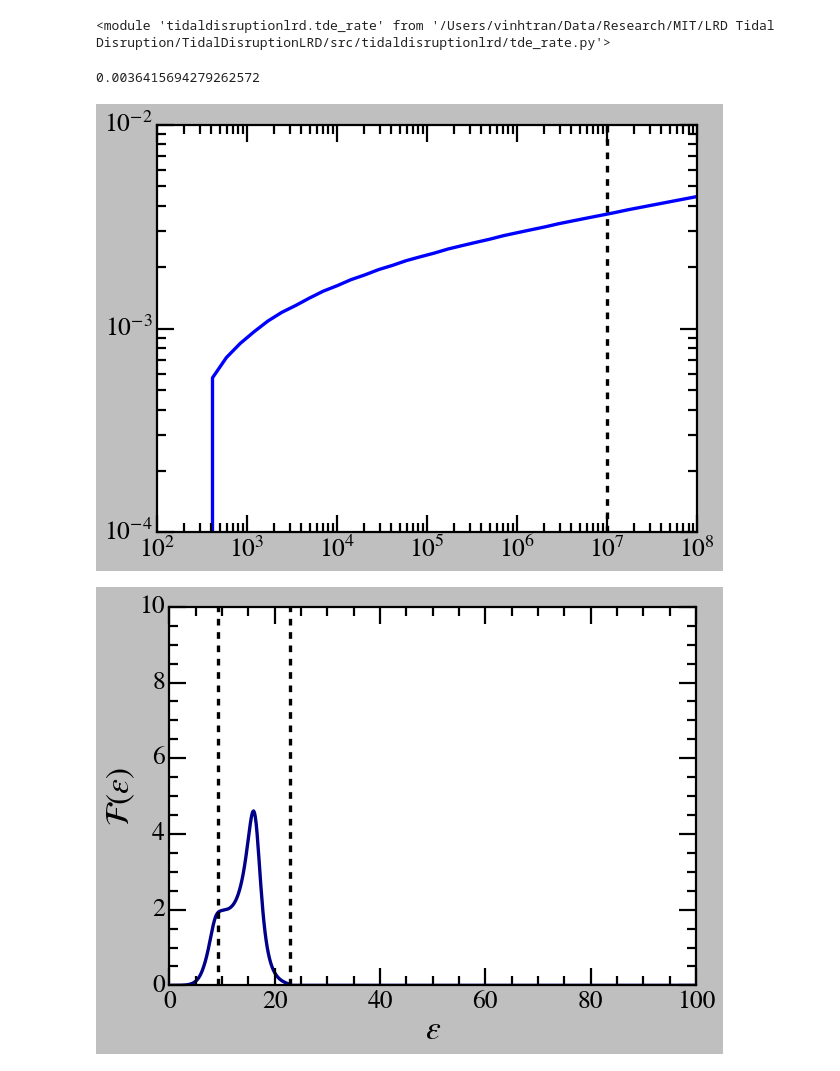
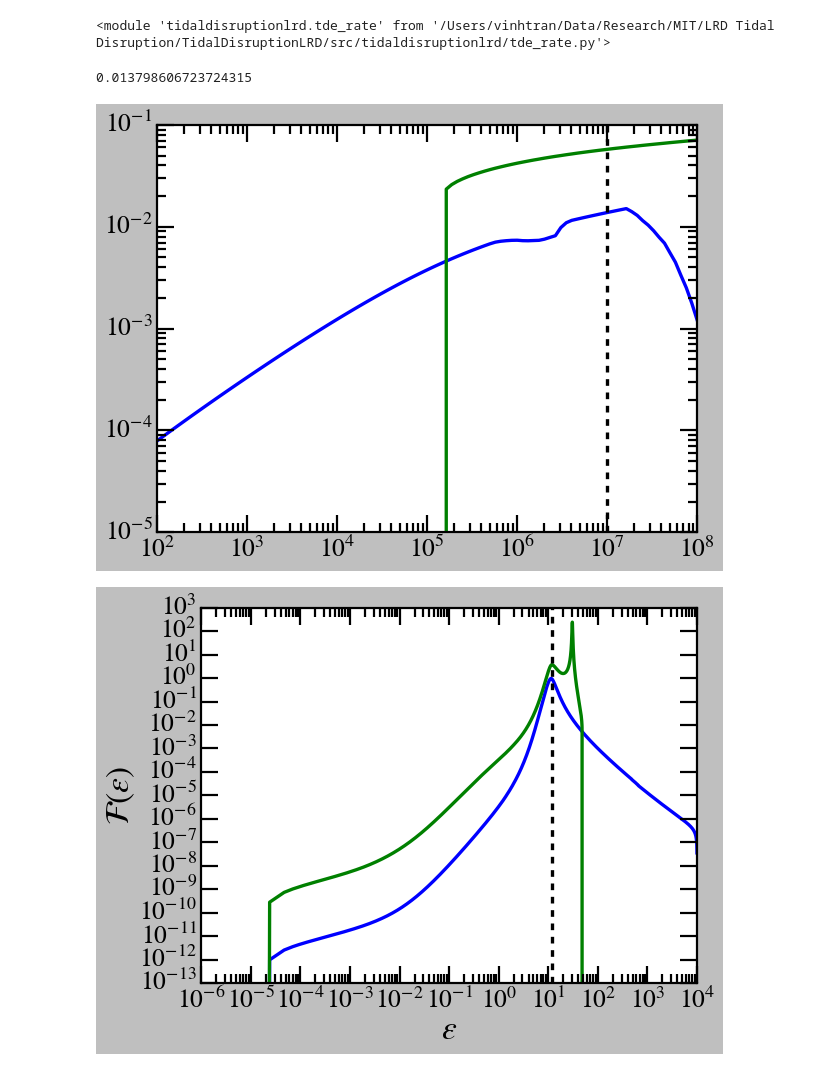
Before and after one commit to vinh-qtran/TidalDisruptionLRD, a Jupyter notebook: nbs/test.ipynb, the cells around one changed output. Saved outputs shown, nothing was run; the diff lists cells and outputs as text; code cells hidden in the pictures.

Commit message:
Update all figures

```diff
--- a/nbs/test.ipynb
+++ b/nbs/test.ipynb
@@ -29,17 +32,17 @@ importlib.reload(tde_rate)
 <module 'tidaldisruptionlrd.tde_rate' from '/Users/vinhtran/Data/Research/MIT/LRD Tidal Disruption/TidalDisruptionLRD/src/tidaldisruptionlrd/tde_rate.py'>
 # %%
 profile = stellar_distribution.DehnenCuspProfile(
-    M_s=1e3,
+    M_s=1e4,
     gamma=2,
     r_bin_min=1e-4,
     r_bin_max=1e6,
-    N_bins=10000,
+    N_bins=100000,
     reduce_factor=10,
     N_trapz_bins=1000,
     # basic_profile_only=True
 )
 # %%
-M_bh = np.logspace(2, 8, 40)
+M_bh = np.logspace(2, 8, 100)
 M_s = profile.M_s * M_bh
 R_eff = 0.229 * (M_s / 10**8.5) ** 0.27
 r_h = R_eff / profile.get_2D_half_mass_radius()
@@ -50,10 +53,20 @@ tde = tde_rate.KroupaTDERate(
     m_s_bins=np.linspace(0.08, 10, 1000),
     M_bhs=M_bh,
     r_hs=r_h,
+    # r_env=4.84814e-6,
+)
+
+qpe = tde_rate.KroupaTDERate(
+    m_s_max=2,
+    dimensionless_profile=profile,
+    m_s_bins=np.linspace(0.08, 10, 1000),
+    M_bhs=M_bh,
+    r_hs=r_h,
     r_env=4.84814e-6,
 )
 # %%
 plt.plot(tde.M_bhs, tde.N_TDEs)
+plt.plot(qpe.M_bhs, qpe.N_TDEs)
 # plt.plot(tde_const.M_bhs, tde_const.N_TDEs)
 
 plt.axvline(10**7, color="k", ls="--")
@@ -68,37 +81,41 @@ plt.yscale("log")
 plt.tight_layout()
 plt.show()
 # %% [output]
-0.0036415694279262572
+0.013798606723724315
-[figure, old version]
+[figure, new version]
 # %%
-idx = np.argmin(np.abs(tde.M_bhs - 3e2))
+idx = np.argmin(np.abs(tde.M_bhs - 4e6))
 
 epsilon_bar_bins = tde._epsilon_bar_bins
 F_bar_bins = tde.get_single_F_bar_bins(M_bh=tde.M_bhs[idx], r_h=tde.r_hs[idx])
 
-plt.plot(epsilon_bar_bins, F_bar_bins, color="darkblue")
+plt.plot(epsilon_bar_bins, F_bar_bins)
+
+F_bar_bins_qpe = qpe.get_single_F_bar_bins(M_bh=qpe.M_bhs[idx], r_h=qpe.r_hs[idx])
+
+plt.plot(epsilon_bar_bins, F_bar_bins_qpe)
 
 
 def get_epsilon_h(profile):
     return np.exp(np.interp(0, np.log(profile.r_bins), np.log(-profile.phi_bins)))
 
 
 plt.axvline(get_epsilon_h(profile), color="k", ls="--")
-plt.axvline(tde._get_psi_t_bar_bins(4.84814e-6 / tde.r_hs[idx]), color="k", ls="--")
+# plt.axvline(tde._get_psi_t_bar_bins(4.84814e-6 / tde.r_hs[idx]), color="k", ls="--")
 
 # plt.axvline(epsilon_bar_bins[np.argmax(F_bar_bins)], color="k", ls="--")
 
-plt.xlim(0, 100)
-plt.ylim(0, 10)
+# plt.xlim(0, 30)
+# plt.ylim(0, 30)
 
-# plt.xscale("log")
-# plt.yscale("log")
+plt.xscale("log")
+plt.yscale("log")
 
 plt.xlabel(r"$\epsilon$")
 plt.ylabel(r"$\mathcal{F}(\epsilon)$")
 
 plt.tight_layout()
 # plt.savefig("../../Slides/flux_per_energy.png")
 plt.show()
 # %% [output]
-[figure, old version]
+[figure, new version]
```
Also changed, not shown: parts of 23 cells of this notebook, 11 other files.
